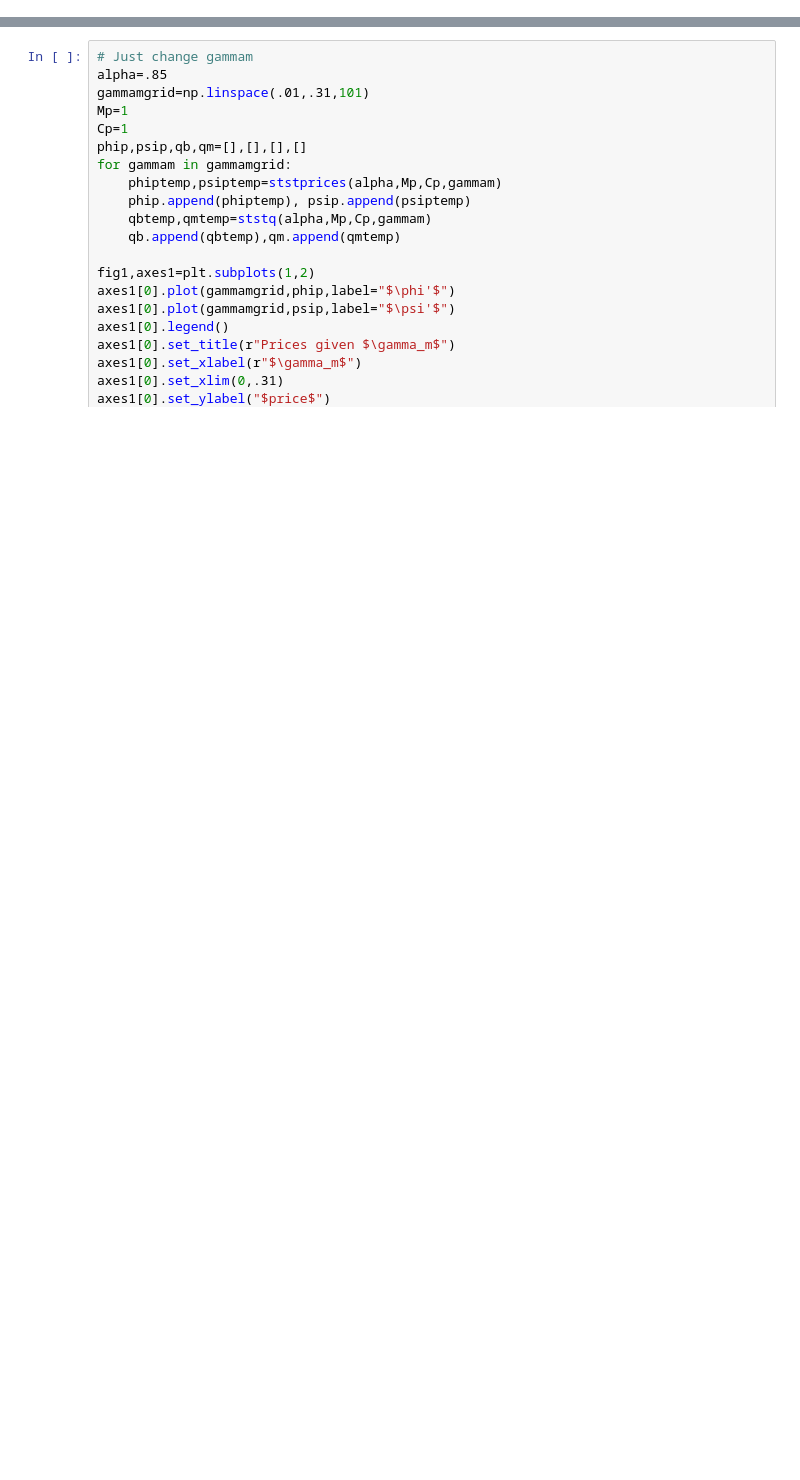
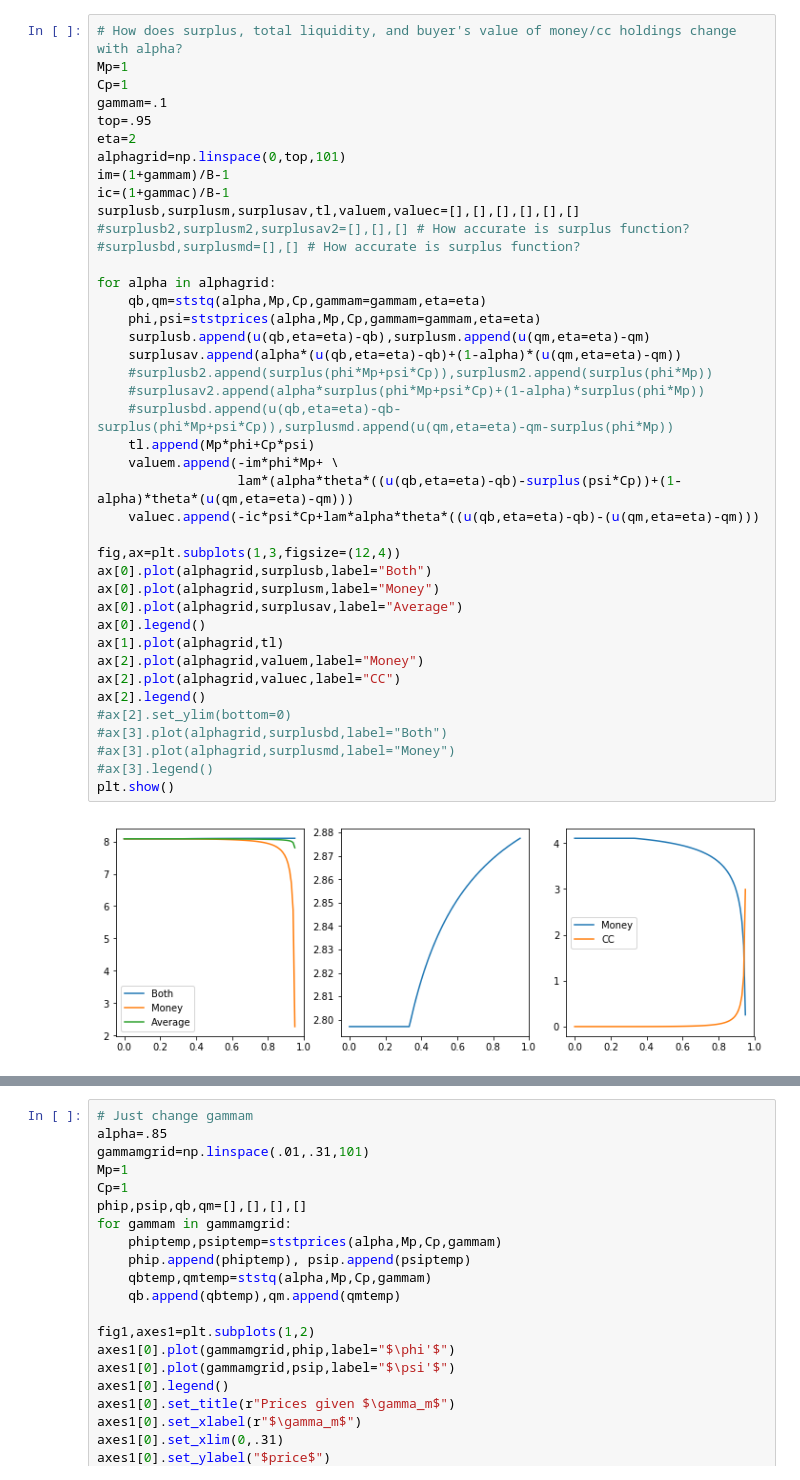
Before and after one commit to spspitze/cryptocurrency, a Jupyter notebook: One Period.ipynb, the cells around one changed output, grey strips where cells are left out. Drawn from its saved outputs; the diff is of its cells as text; blank space fills up the shorter version.

Commit message:
Added periodprices3 to bottom of One Period

```diff
--- a/One Period.ipynb
+++ b/One Period.ipynb
@@ -128,0 +238,43 @@ plt.show()
+# %%
+# How does surplus, total liquidity, and buyer's value of money/cc holdings change with alpha?
+Mp=1
+Cp=1
+gammam=.1
+top=.95
+eta=2
+alphagrid=np.linspace(0,top,101)
+im=(1+gammam)/B-1
+ic=(1+gammac)/B-1
+surplusb,surplusm,surplusav,tl,valuem,valuec=[],[],[],[],[],[]
+#surplusb2,surplusm2,surplusav2=[],[],[] # How accurate is surplus function?
+#surplusbd,surplusmd=[],[] # How accurate is surplus function?
+
+for alpha in alphagrid:
+    qb,qm=ststq(alpha,Mp,Cp,gammam=gammam,eta=eta)
+    phi,psi=ststprices(alpha,Mp,Cp,gammam=gammam,eta=eta)
+    surplusb.append(u(qb,eta=eta)-qb),surplusm.append(u(qm,eta=eta)-qm)
+    surplusav.append(alpha*(u(qb,eta=eta)-qb)+(1-alpha)*(u(qm,eta=eta)-qm))
+    #surplusb2.append(surplus(phi*Mp+psi*Cp)),surplusm2.append(surplus(phi*Mp))
+    #surplusav2.append(alpha*surplus(phi*Mp+psi*Cp)+(1-alpha)*surplus(phi*Mp))
+    #surplusbd.append(u(qb,eta=eta)-qb-surplus(phi*Mp+psi*Cp)),surplusmd.append(u(qm,eta=eta)-qm-surplus(phi*Mp))
+    tl.append(Mp*phi+Cp*psi)
+    valuem.append(-im*phi*Mp+ \
+                  lam*(alpha*theta*((u(qb,eta=eta)-qb)-surplus(psi*Cp))+(1-alpha)*theta*(u(qm,eta=eta)-qm)))
+    valuec.append(-ic*psi*Cp+lam*alpha*theta*((u(qb,eta=eta)-qb)-(u(qm,eta=eta)-qm)))
+
+fig,ax=plt.subplots(1,3,figsize=(12,4))
+ax[0].plot(alphagrid,surplusb,label="Both")
+ax[0].plot(alphagrid,surplusm,label="Money")
+ax[0].plot(alphagrid,surplusav,label="Average")
+ax[0].legend()
+ax[1].plot(alphagrid,tl)
+ax[2].plot(alphagrid,valuem,label="Money")
+ax[2].plot(alphagrid,valuec,label="CC")
+ax[2].legend()
+#ax[2].set_ylim(bottom=0)
+#ax[3].plot(alphagrid,surplusbd,label="Both")
+#ax[3].plot(alphagrid,surplusmd,label="Money")
+#ax[3].legend()
+plt.show()
+# %% [output]
+[figure, added]
```
Also changed, not shown: parts of 18 cells of this notebook.
